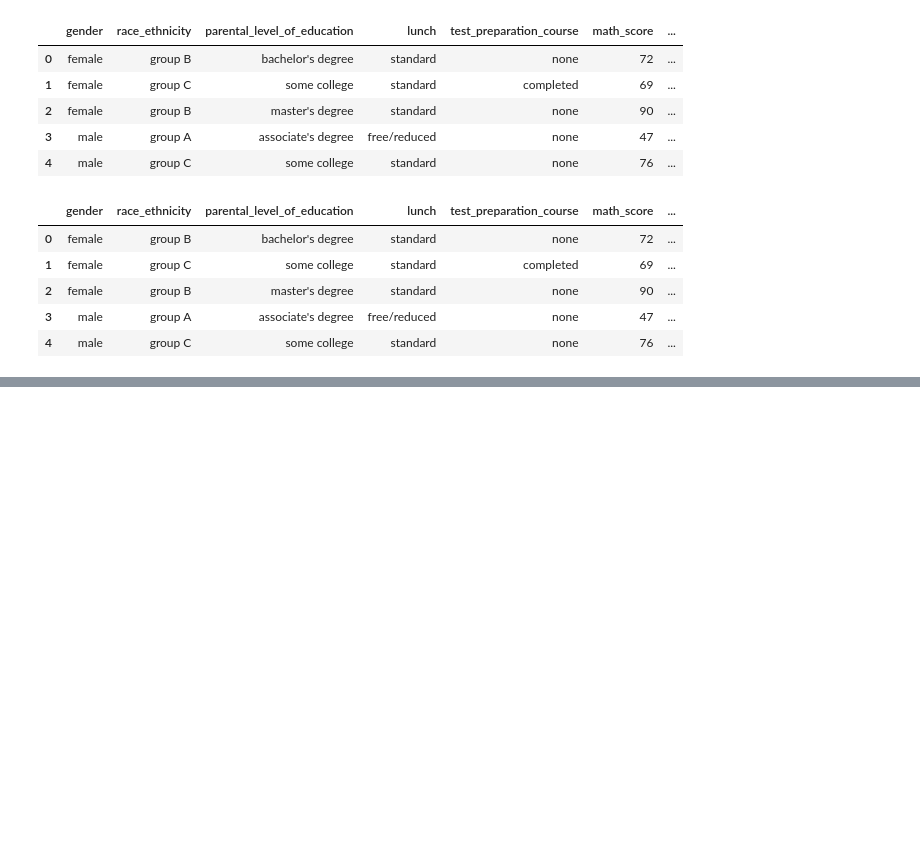
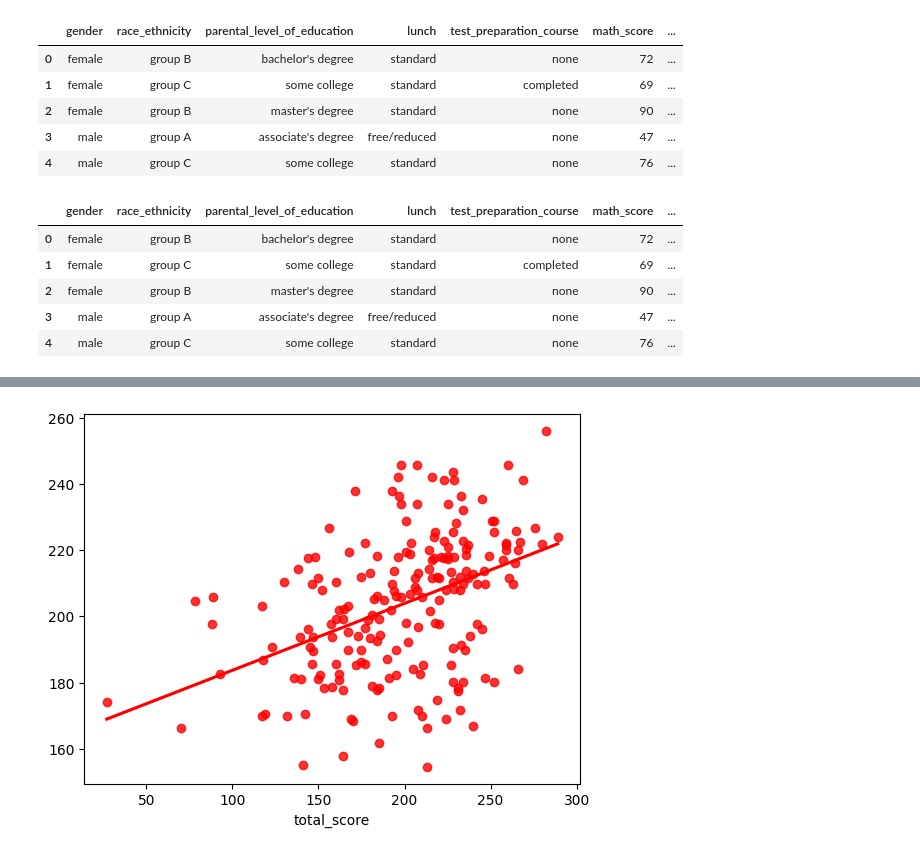
Before and after one commit to giblyf/-students_performance, a Jupyter notebook: notebook/model_training.ipynb, the cells around one changed output, grey strips where cells are left out. Drawn from its saved outputs; the diff is of its cells as text; code cells hidden in the pictures; blank space fills up the shorter version.

```diff
--- a/notebook/model_training.ipynb
+++ b/notebook/model_training.ipynb
@@ -151,0 +187,4 @@ Model performance for Test set
+# %%
+sns.regplot(x=y_test, y=y_pred, ci=None, color ='red');
+# %% [output]
+[figure, added]
```
Also changed, not shown: parts of 10 cells of this notebook.
